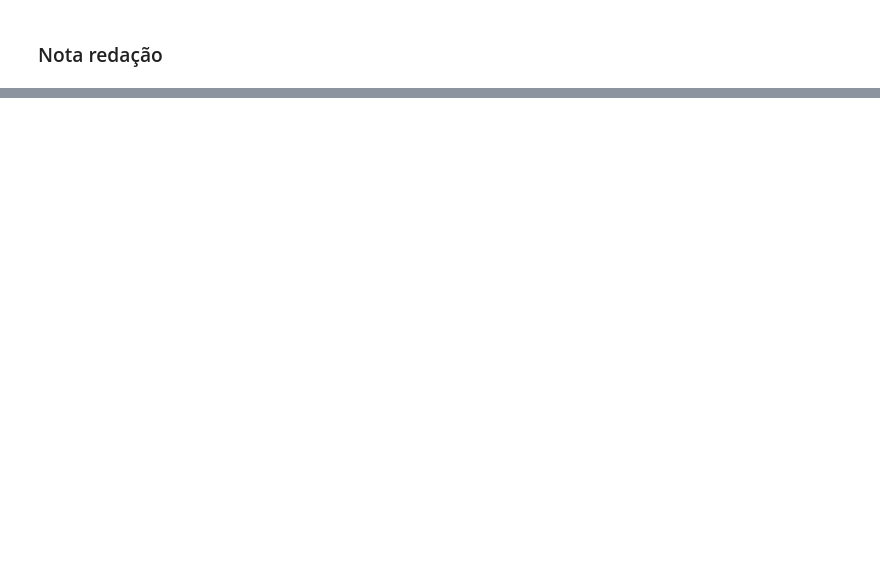
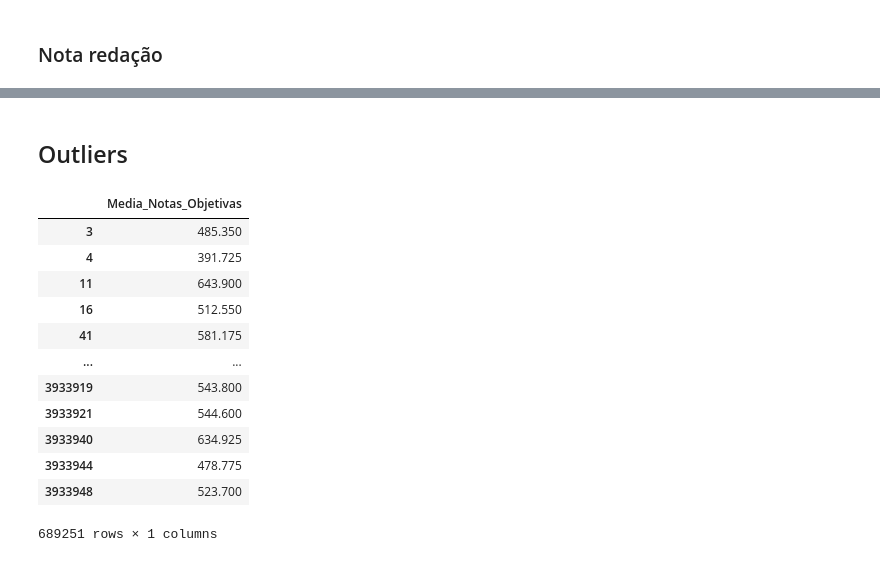
Before and after one commit to Joangopa/Enem_2023, a Jupyter notebook: predictEnem.ipynb, the cells around one changed output, grey strips where cells are left out. Saved outputs shown, nothing was run; the diff lists cells and outputs as text; code cells hidden in the pictures; blank space fills up the shorter version.

```diff
--- a/predictEnem.ipynb
+++ b/predictEnem.ipynb
@@ -457,0 +466,2 @@ amostra_features = pd.get_dummies(dados_features, prefix=onehot_enc_features, co
+# %% [markdown]
+## Outliers
@@ -457,0 +470,16 @@ amostra_features = pd.get_dummies(dados_features, prefix=onehot_enc_features, co
+# %%
+dados_NotaMediaObjetiva
+# %% [output]
+|  | Media_Notas_Objetivas |
+| 3 | 485.350 |
+| 4 | 391.725 |
+| 11 | 643.900 |
+| 16 | 512.550 |
+| 41 | 581.175 |
+| ... | ... |
+| 3933919 | 543.800 |
+| 3933921 | 544.600 |
+| 3933940 | 634.925 |
+| 3933944 | 478.775 |
+| 3933948 | 523.700 |
+689251 rows × 1 columns
```
Also changed, not shown: parts of 49 cells of this notebook.
